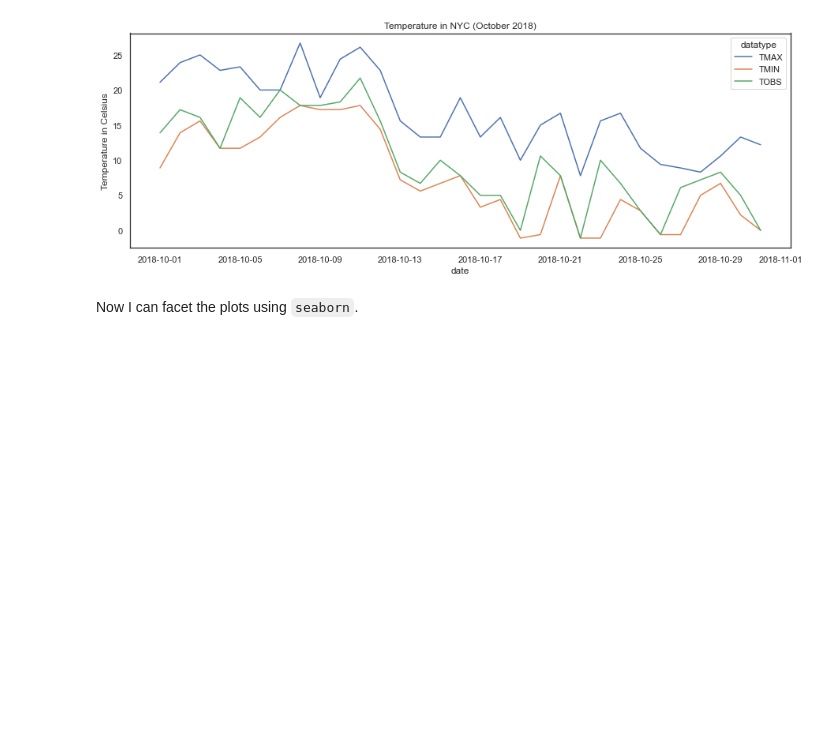
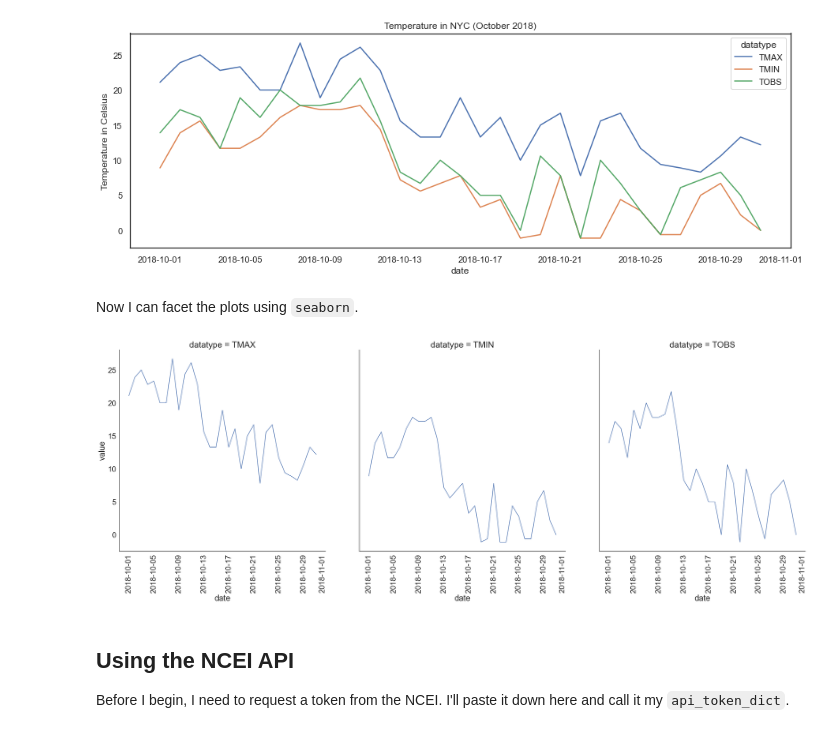
Before and after one commit to hestrang1993/Hands-On-Data-Analysis-with-Pandas-2nd-edition, a Jupyter notebook: ch_03/my_ch_03_work.ipynb, the cells around one changed output. Drawn from its saved outputs; the diff is of its cells as text; code cells hidden in the pictures; blank space fills up the shorter version.

Commit message:
Updated Chapter 03 Notebook
Began using API to pull data from the NCEI.
Finished the first section of chapter 03.

Harrison Strang

```diff
--- a/ch_03/my_ch_03_work.ipynb
+++ b/ch_03/my_ch_03_work.ipynb
@@ -174,0 +169,40 @@ int: The scaling for fonts in the faceted plots.
+# %%
+# Plot variables
+rc_dict = {'figure.figsize': (20, 10)}
+"""
+{str: (int, int)}: A dictionary defining the seaborn figure size.
+"""
+font_scl = 2
+"""
+int: The scaling for fonts in the faceted plots.
+"""
+title_size = 25
+"""
+str: The size of the title for the facet plots.
+"""
+x_label_rotation = 90
+"""
+int: The degree of rotation for the x-labels.
+"""
+plot_height = 10
+"""
+int: The height of the faceted plots.
+"""
+col_key = 'datatype'
+"""
+str: The key to facet out the datatype.
+"""
+
+# Drawing the plots
+sns.set(rc = rc_dict, style = style_str, font_scale = font_scl)
+g = sns.FacetGrid(long_df, col = col_key, height = plot_height)
+g = g.map(plt.plot, 'date', 'value')
+g.set_titles(size = title_size)
+g.set_xticklabels(rotation = x_label_rotation)
+plt.show()
+# %% [output]
+[figure, added]
+# %% [markdown]
+## Using the NCEI API
+
+Before I begin, I need to request a token from the NCEI. I'll paste it down here and call it my ``api_token_dict``.
```
Also changed, not shown: parts of 2 cells of this notebook, 2 other files.
